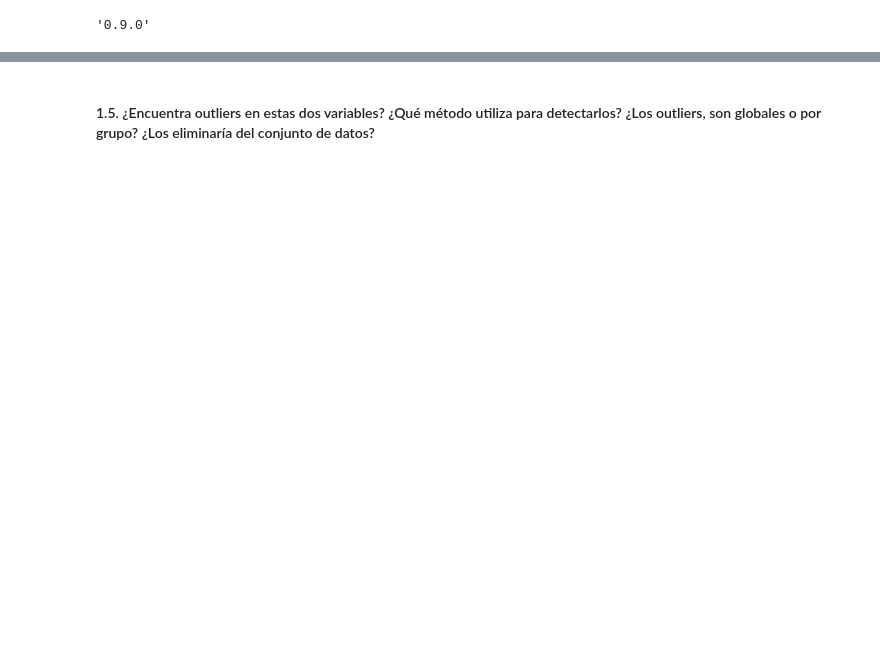
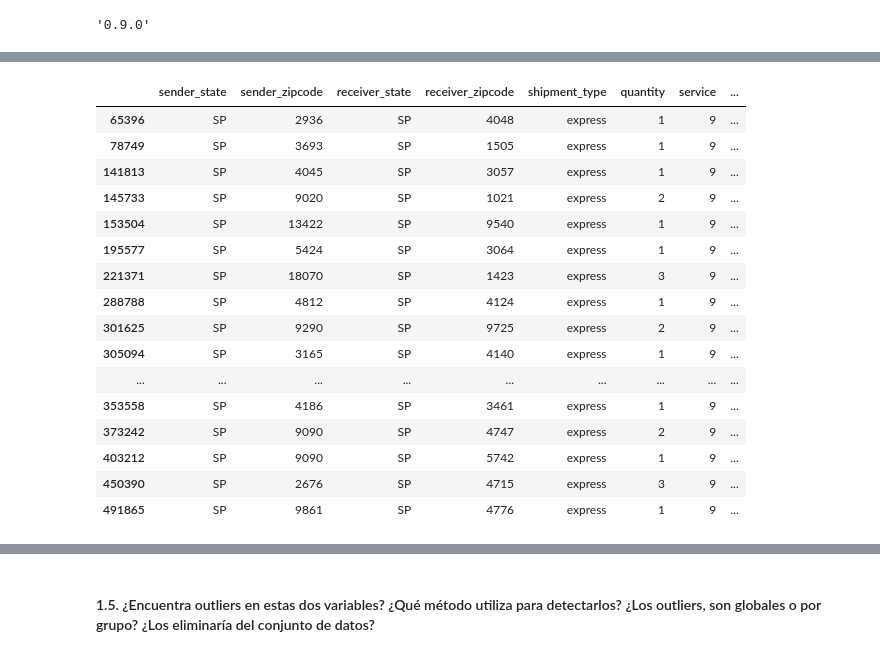
Before and after one commit to cnoeliachaves/diplodatos, a Jupyter notebook: 02_practico.ipynb, the cells around one changed output, grey strips where cells are left out. Cells and saved outputs as stored; diff of their text form; code cells hidden in the pictures; blank space fills up the shorter version.

```diff
--- a/02_practico.ipynb
+++ b/02_practico.ipynb
@@ -224,0 +148,21 @@ Los datos faltantes, de acuerdo al estudio, son por falta de mediciones de fuent
+# %%
+# Veamos las columnas que tiene -77 en shipment_days
+dataset[dataset['shipment_days'] == -77]
+# %% [output]
+|  | sender_state | sender_zipcode | receiver_state | receiver_zipcode | shipment_type | quantity | service | ... |
+| 65396 | SP | 2936 | SP | 4048 | express | 1 | 9 | ... |
+| 78749 | SP | 3693 | SP | 1505 | express | 1 | 9 | ... |
+| 141813 | SP | 4045 | SP | 3057 | express | 1 | 9 | ... |
+| 145733 | SP | 9020 | SP | 1021 | express | 2 | 9 | ... |
+| 153504 | SP | 13422 | SP | 9540 | express | 1 | 9 | ... |
+| 195577 | SP | 5424 | SP | 3064 | express | 1 | 9 | ... |
+| 221371 | SP | 18070 | SP | 1423 | express | 3 | 9 | ... |
+| 288788 | SP | 4812 | SP | 4124 | express | 1 | 9 | ... |
+| 301625 | SP | 9290 | SP | 9725 | express | 2 | 9 | ... |
+| 305094 | SP | 3165 | SP | 4140 | express | 1 | 9 | ... |
+| ... | ... | ... | ... | ... | ... | ... | ... | ... |
+| 353558 | SP | 4186 | SP | 3461 | express | 1 | 9 | ... |
+| 373242 | SP | 9090 | SP | 4747 | express | 2 | 9 | ... |
+| 403212 | SP | 9090 | SP | 5742 | express | 1 | 9 | ... |
+| 450390 | SP | 2676 | SP | 4715 | express | 3 | 9 | ... |
+| 491865 | SP | 9861 | SP | 4776 | express | 1 | 9 | ... |
```
Also changed, not shown: parts of 42 cells of this notebook.
